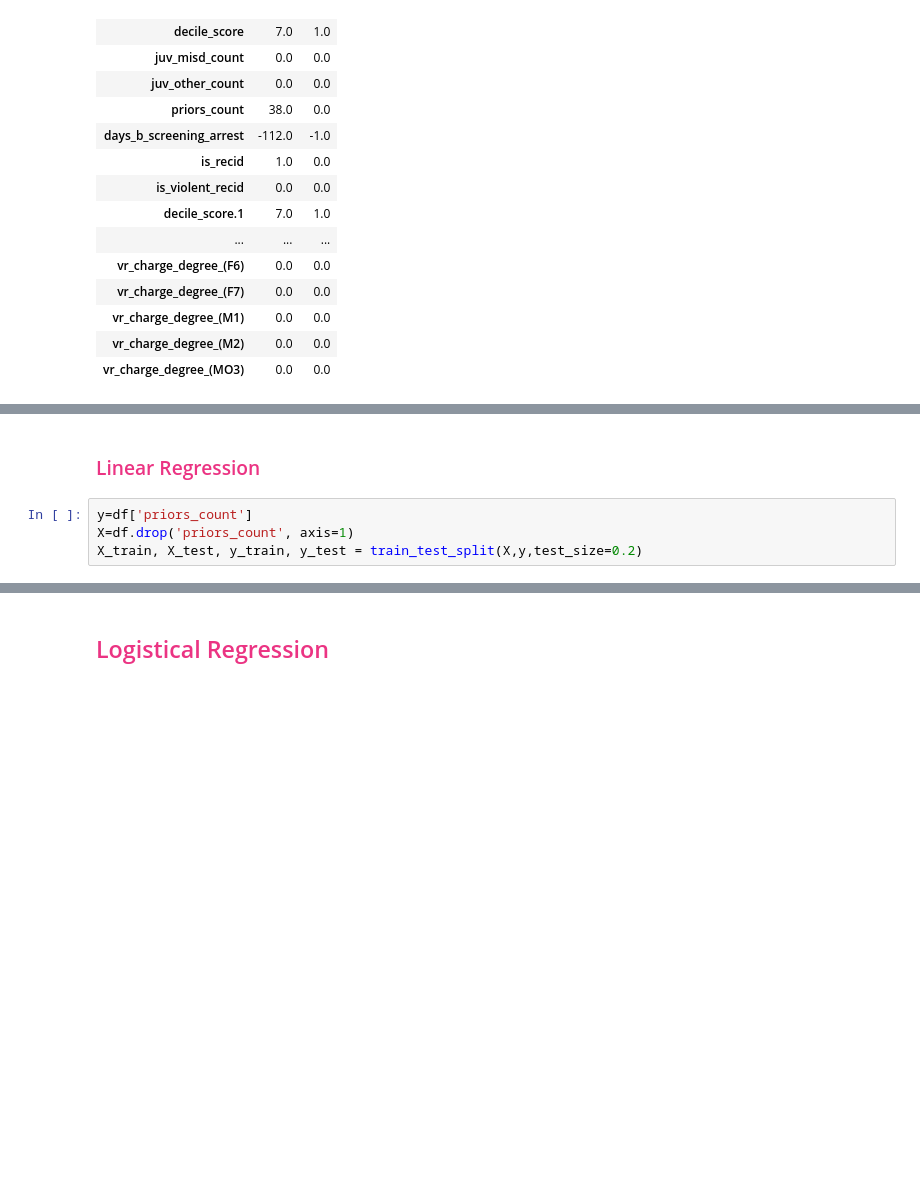
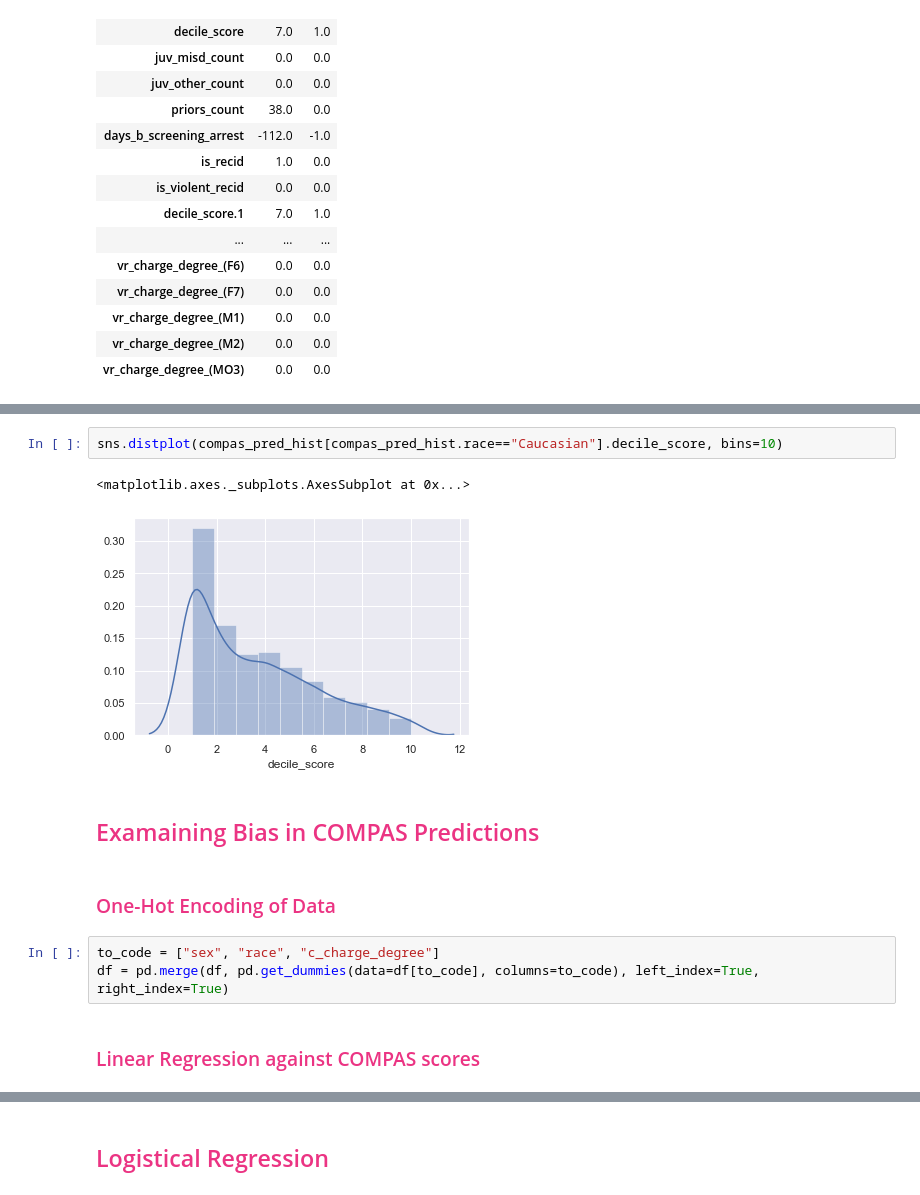
Before and after one commit to fadilf/iXRemote-COMPAS, a Jupyter notebook: COMPAS Analysis 1.ipynb, the cells around one changed output, grey strips where cells are left out. Cells and saved outputs as stored; diff of their text form; blank space fills up the shorter version.

```diff
--- a/COMPAS Analysis 1.ipynb
+++ b/COMPAS Analysis 1.ipynb
@@ -170,6 +269,14 @@ find_min_max_in('priors_count')
+# %%
+sns.distplot(compas_pred_hist[compas_pred_hist.race=="Caucasian"].decile_score, bins=10)
+# %% [output]
+<matplotlib.axes._subplots.AxesSubplot at 0x...>
+[figure, added]
+# %% [markdown]
+## <font color='#eb3483'> Examaining Bias in COMPAS Predictions </font>
+# %% [markdown]
+### <font color='#eb3483'> One-Hot Encoding of Data </font>
+# %%
+to_code = ["sex", "race", "c_charge_degree"]
+df = pd.merge(df, pd.get_dummies(data=df[to_code], columns=to_code), left_index=True, right_index=True)
 # %% [markdown]
-### <font color='#eb3483'> Linear Regression </font>
+### <font color='#eb3483'> Linear Regression against COMPAS scores </font>
-# %%
-y=df['priors_count']
-X=df.drop('priors_count', axis=1)
-X_train, X_test, y_train, y_test = train_test_split(X,y,test_size=0.2)
```
Also changed, not shown: parts of 49 cells of this notebook.
